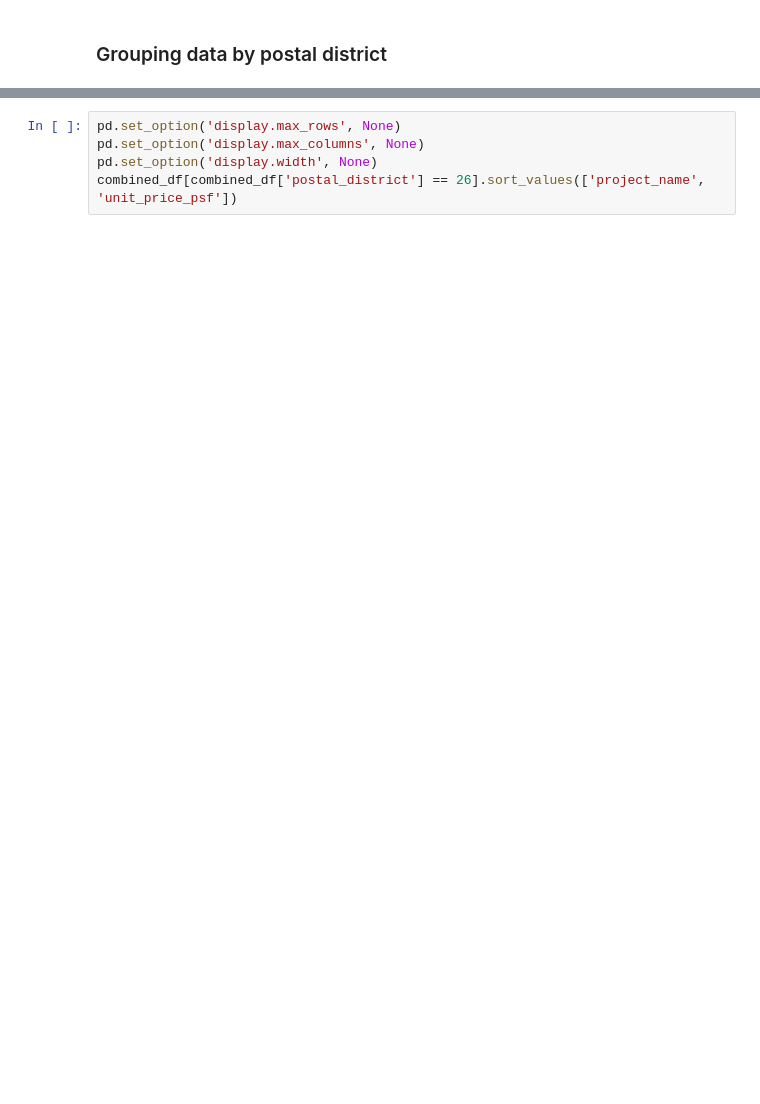
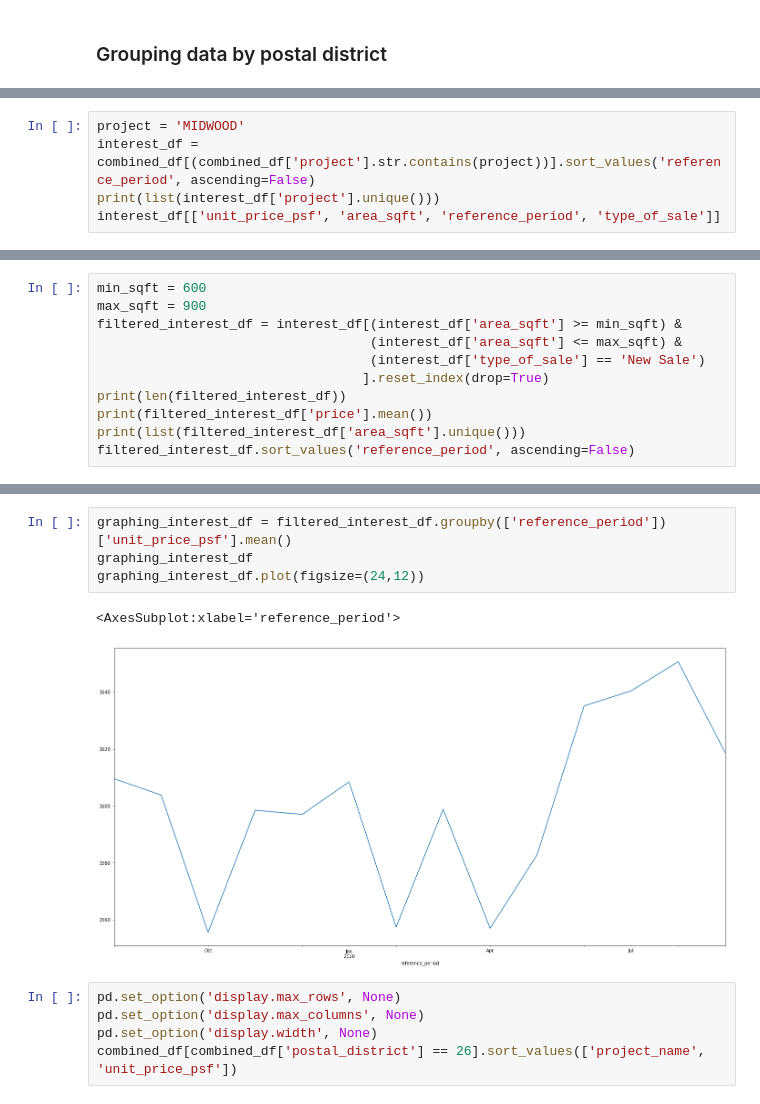
Before and after one commit to zhiyong-ong/housing, a Jupyter notebook: server/analysis.ipynb, the cells around one changed output, grey strips where cells are left out. Saved outputs shown, nothing was run; the diff lists cells and outputs as text; blank space fills up the shorter version.

```diff
--- a/server/analysis.ipynb
+++ b/server/analysis.ipynb
@@ -73,0 +89,5 @@ combined_df[(combined_df['project_name'].str.contains('WOODLEIGH')) & (combined_
+# %%
+project = 'MIDWOOD'
+interest_df = combined_df[(combined_df['project'].str.contains(project))].sort_values('reference_period', ascending=False)
+print(list(interest_df['project'].unique()))
+interest_df[['unit_price_psf', 'area_sqft', 'reference_period', 'type_of_sale']]
@@ -73,0 +117,11 @@ combined_df[(combined_df['project_name'].str.contains('WOODLEIGH')) & (combined_
+# %%
+min_sqft = 600
+max_sqft = 900
+filtered_interest_df = interest_df[(interest_df['area_sqft'] >= min_sqft) &
+                                   (interest_df['area_sqft'] <= max_sqft) &
+                                   (interest_df['type_of_sale'] == 'New Sale')
+                                  ].reset_index(drop=True)
+print(len(filtered_interest_df))
+print(filtered_interest_df['price'].mean())
+print(list(filtered_interest_df['area_sqft'].unique()))
+filtered_interest_df.sort_values('reference_period', ascending=False)
@@ -74,3 +164,10 @@ combined_df[(combined_df['project_name'].str.contains('WOODLEIGH')) & (combined_
+# %%
+graphing_interest_df = filtered_interest_df.groupby(['reference_period'])['unit_price_psf'].mean()
+graphing_interest_df
+graphing_interest_df.plot(figsize=(24,12))
+# %% [output]
+<AxesSubplot:xlabel='reference_period'>
+[figure, added]
 # %%
 pd.set_option('display.max_rows', None)
 pd.set_option('display.max_columns', None)
```
Also changed, not shown: parts of 13 cells of this notebook, 8 other files.
